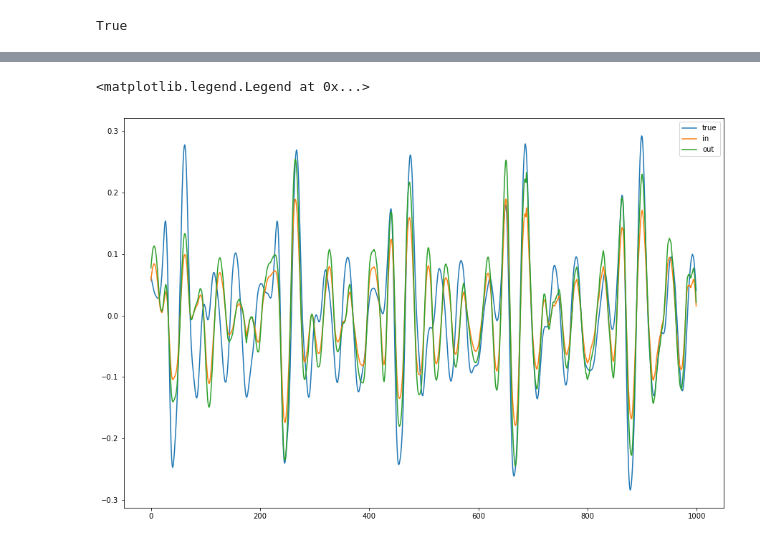
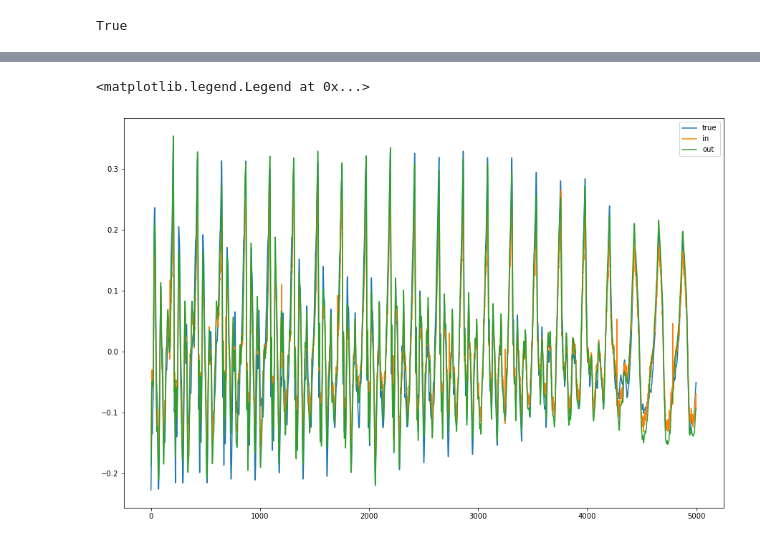
Before and after one commit to alexander-prutko/mil-audio-denoising, a Jupyter notebook: dcu.ipynb, the cells around one changed output, grey strips where cells are left out. Saved outputs shown, nothing was run; the diff lists cells and outputs as text; code cells hidden in the pictures.

```diff
--- a/dcu.ipynb
+++ b/dcu.ipynb
@@ -130,17 +114,17 @@ with torch.no_grad():
     x_pred = dcunet10(x_noisy.unsqueeze(0))
 x_pred = x_pred / (x_pred.max() - x_pred.min()) * (x_true.max() - x_true.min())
 # %%
-sl = slice(50000, 51000)
+sl = slice(50000, 55000)
 plt.figure(figsize=(15,10))
 plt.plot(x_true.squeeze().cpu()[sl])
 
 plt.plot(x_noisy.squeeze().cpu()[sl])
 plt.plot(x_pred.squeeze().cpu()[sl])
 
 plt.legend(["true", "in", "out"])
 # %% [output]
 <matplotlib.legend.Legend at 0x...>
-[figure, old version]
+[figure, new version]
 # %%
 display(ipd.Audio(x_noisy.squeeze().cpu(), rate=SAMPLE_RATE));
 # %% [output]
```
Also changed, not shown: parts of 9 cells of this notebook, 6 other files.
